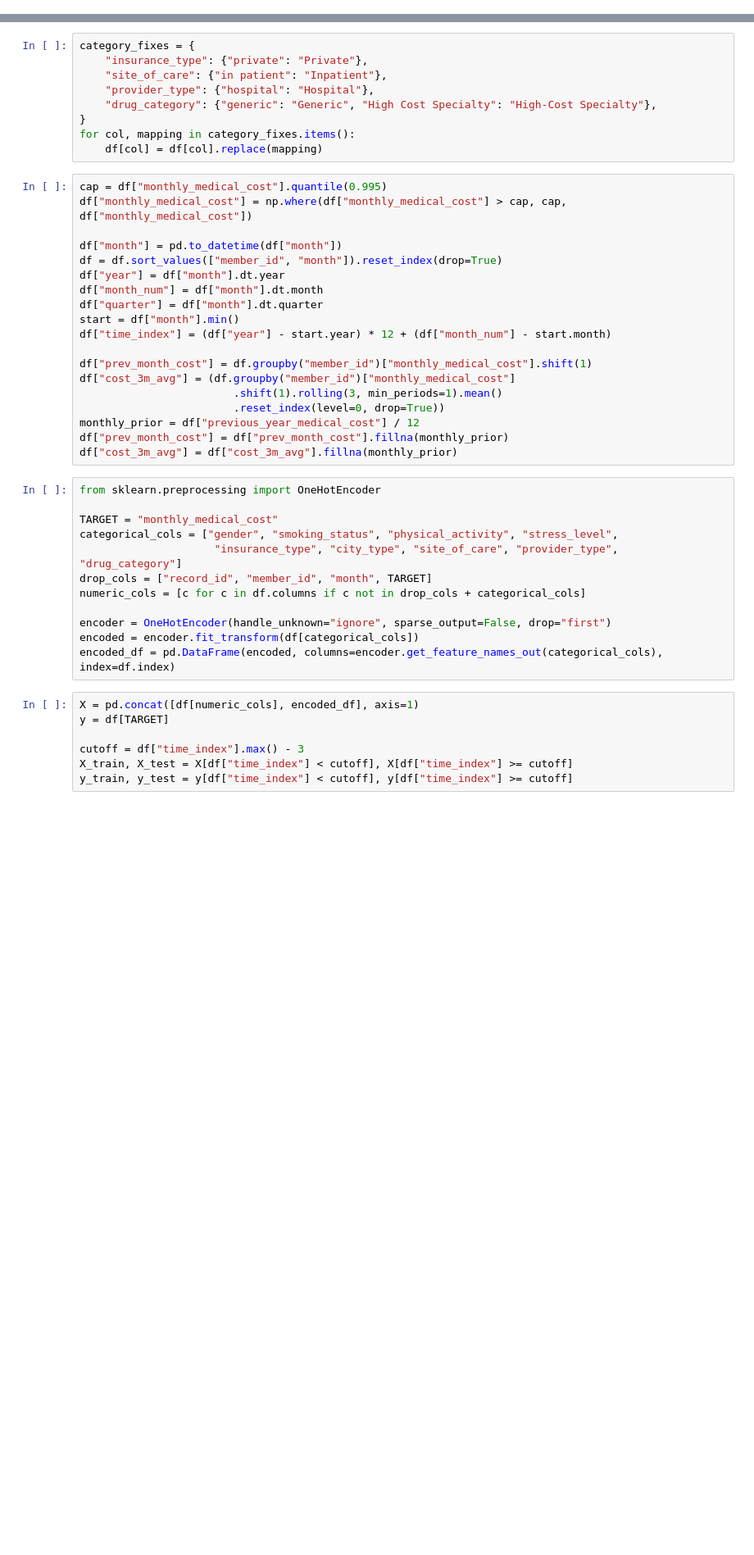
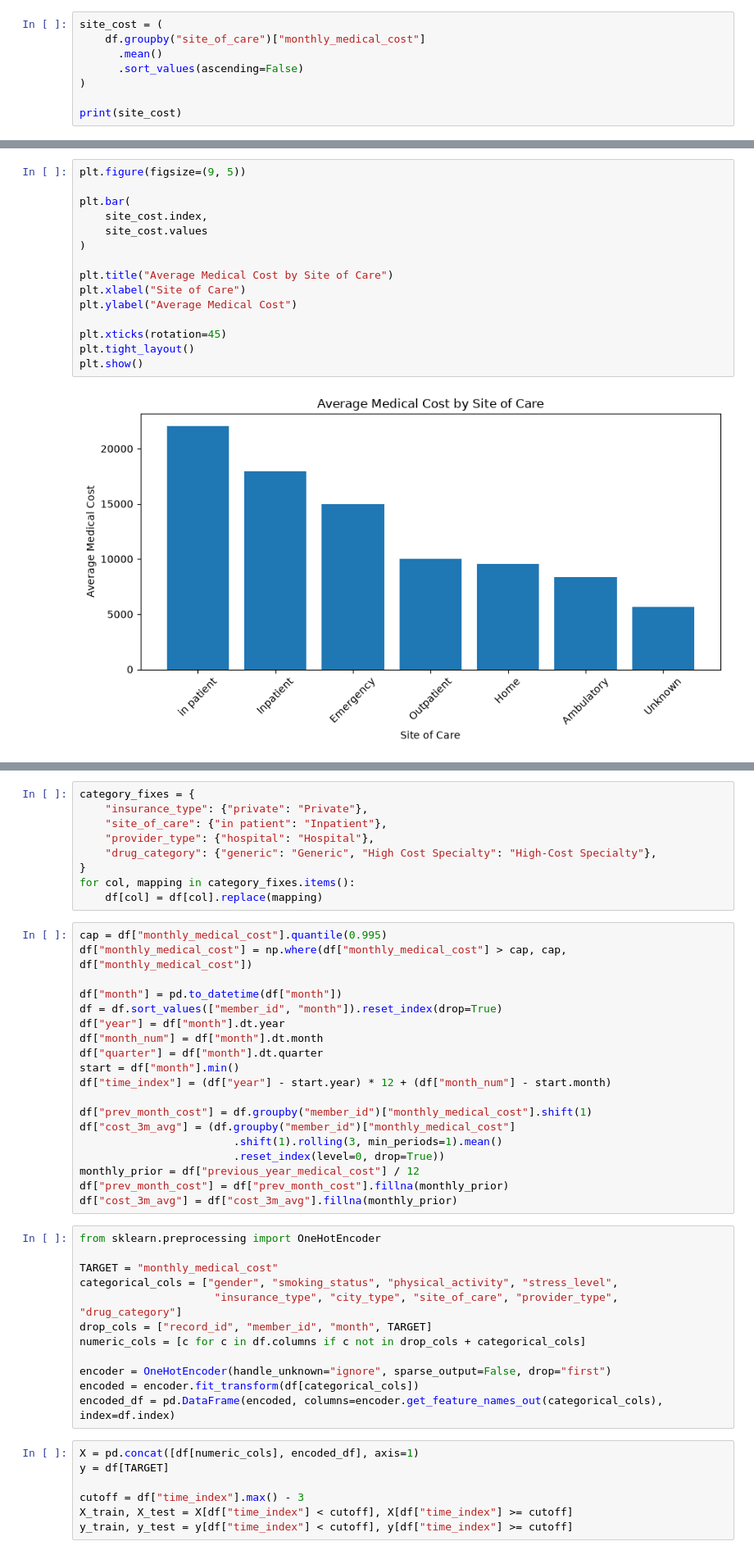
Before and after one commit to Satya280805/medical-cost-trend-and-cost-advisor, a Jupyter notebook: ens.ipynb, the cells around one changed output, grey strips where cells are left out. Shown at 82% size. Cells and saved outputs as stored; diff of their text form; blank space fills up the shorter version.

```diff
--- a/ens.ipynb
+++ b/ens.ipynb
@@ -30,0 +151,8 @@ memory usage: 3.9+ MB
+# %%
+site_cost = (
+    df.groupby("site_of_care")["monthly_medical_cost"]
+      .mean()
+      .sort_values(ascending=False)
+)
+
+print(site_cost)
@@ -30,0 +169,17 @@ memory usage: 3.9+ MB
+# %%
+plt.figure(figsize=(9, 5))
+
+plt.bar(
+    site_cost.index,
+    site_cost.values
+)
+
+plt.title("Average Medical Cost by Site of Care")
+plt.xlabel("Site of Care")
+plt.ylabel("Average Medical Cost")
+
+plt.xticks(rotation=45)
+plt.tight_layout()
+plt.show()
+# %% [output]
+[figure, added]
```
Also changed, not shown: parts of 25 cells of this notebook, 14 other files.
